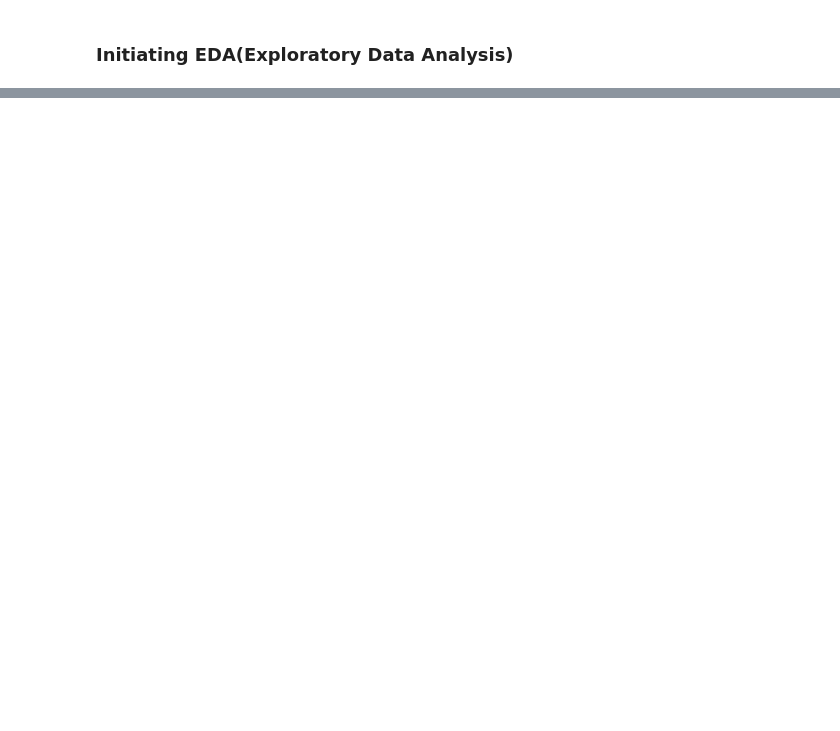
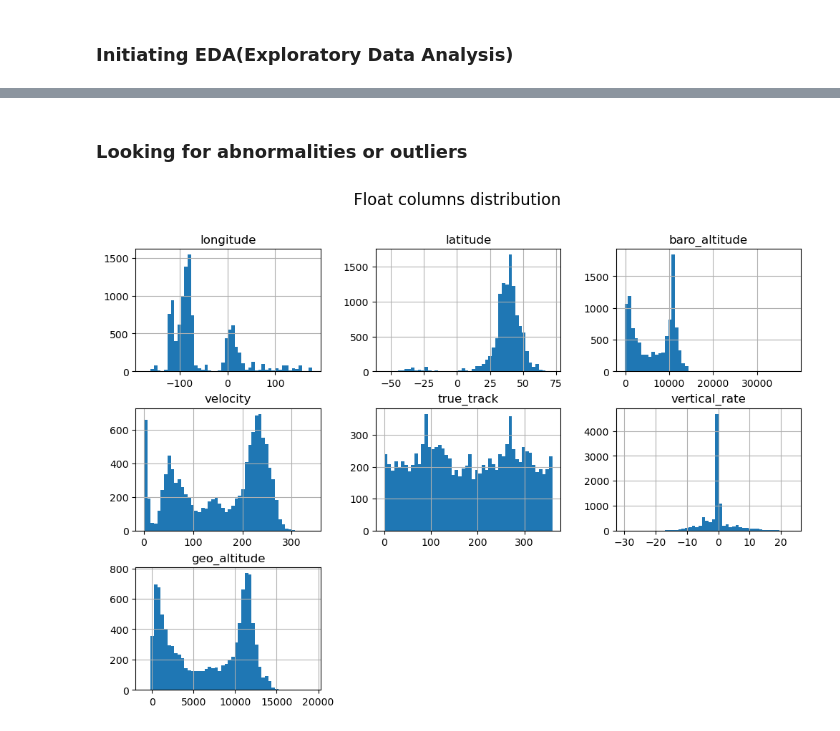
Before and after one commit to victoroscar30/aeroexplorer, a Jupyter notebook: notebooks/01_exploration.ipynb, the cells around one changed output, grey strips where cells are left out. Drawn from its saved outputs; the diff is of its cells as text; code cells hidden in the pictures; blank space fills up the shorter version.

```diff
--- a/notebooks/01_exploration.ipynb
+++ b/notebooks/01_exploration.ipynb
@@ -155,0 +193,9 @@ df_final.head()
+# %% [markdown]
+### Looking for abnormalities or outliers
+# %%
+df_float = df_final.select_dtypes(include=['float64', 'float32'])
+df_float.hist(figsize=(12,8), bins=50)
+plt.suptitle("Float columns distribution", fontsize=16)
+plt.show()
+# %% [output]
+[figure, added]
```
Also changed, not shown: parts of 14 cells of this notebook.
